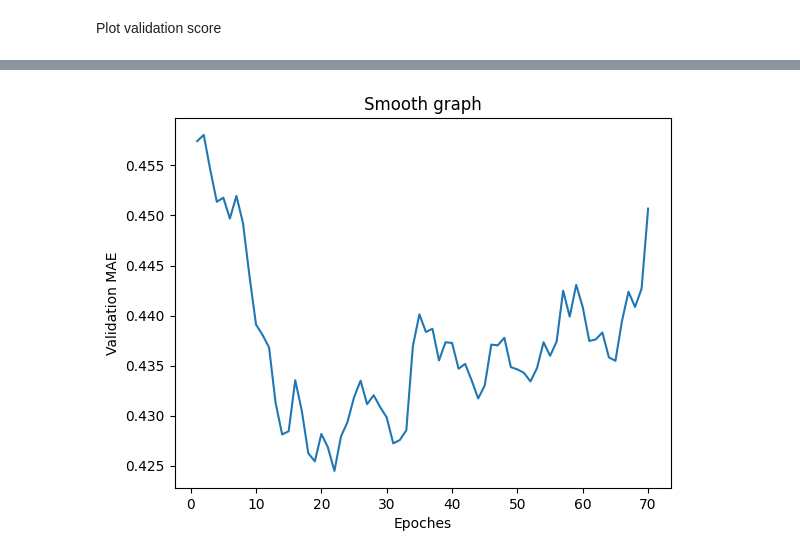
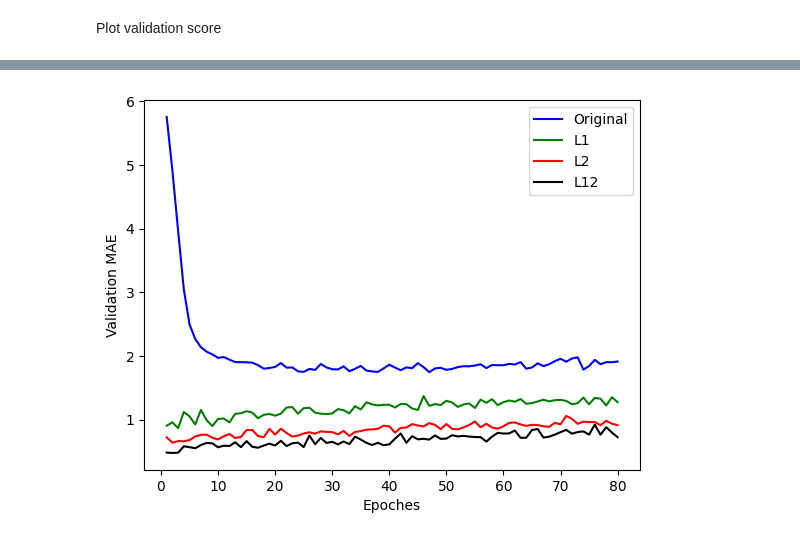
Before and after one commit to erf-non/Keras-practice, a Jupyter notebook: Regression.ipynb, the cells around one changed output, grey strips where cells are left out. Cells and saved outputs as stored; diff of their text form; code cells hidden in the pictures.

```diff
--- a/Regression.ipynb
+++ b/Regression.ipynb
@@ -32,6 +33,39 @@ model.add(layers.Dense(1))
 
 model.compile(optimizer='rmsprop', loss='mse',
               metrics = ['mae'])
+# %%
+L1_model = models.Sequential()
+L1_model.add(layers.Dense(64, activation='relu',
+                       input_shape = (train_data.shape[1],),
+                       kernel_regularizer = regularizers.L1(0.001)))
+L1_model.add(layers.Dense(64, activation='relu',
+                          kernel_regularizer = regularizers.L1(0.001)))
+L1_model.add(layers.Dense(1))
+
+L1_model.compile(optimizer='rmsprop', loss='mse',
+              metrics = ['mae'])
+# %%
+L2_model = models.Sequential()
+L2_model.add(layers.Dense(64, activation='relu',
+                       input_shape = (train_data.shape[1],),
+                       kernel_regularizer = regularizers.L2(0.001)))
+L2_model.add(layers.Dense(64, activation='relu',
+                          kernel_regularizer = regularizers.L2(0.001)))
+L2_model.add(layers.Dense(1))
+
+L2_model.compile(optimizer='rmsprop', loss='mse',
+              metrics = ['mae'])
+# %%
+L12_model = models.Sequential()
+L12_model.add(layers.Dense(64, activation='relu',
+                       input_shape = (train_data.shape[1],),
+                       kernel_regularizer = regularizers.L1L2(l1=0.001, l2=0.001)))
+L12_model.add(layers.Dense(64, activation='relu',
+                          kernel_regularizer = regularizers.L1L2(l1=0.001, l2=0.001)))
+L12_model.add(layers.Dense(1))
+
+L12_model.compile(optimizer='rmsprop', loss='mse',
+              metrics = ['mae'])
 # %% [markdown]
 K-fold cross validation
 # %%
@@ -93,8 +136,14 @@ plt.show()
-# %%
-plt.plot(range(1, len(smooth_mae_history) + 1), smooth_mae_history)
-plt.title('Smooth graph')
-plt.xlabel('Epoches')
-plt.ylabel('Validation MAE')
-plt.show()
-# %% [output]
-[figure, removed]
+# %%
+import matplotlib.pyplot as plt
+
+plt.plot(range(1, len(av_mae_dic[model]) + 1), av_mae_dic[model], 'b', label = 'Original')
+plt.plot(range(1, len(av_mae_dic[L1_model]) + 1), av_mae_dic[L1_model], 'g', label = 'L1')
+plt.plot(range(1, len(av_mae_dic[L2_model]) + 1), av_mae_dic[L2_model], 'r', label = 'L2')
+plt.plot(range(1, len(av_mae_dic[L12_model]) + 1), av_mae_dic[L12_model], 'k', label = 'L12')
+
+plt.xlabel('Epoches')
+plt.ylabel('Validation MAE')
+plt.legend()
+plt.show()
+# %% [output]
+[figure, added]
```
Also changed, not shown: parts of 6 cells of this notebook, 1 other file.
